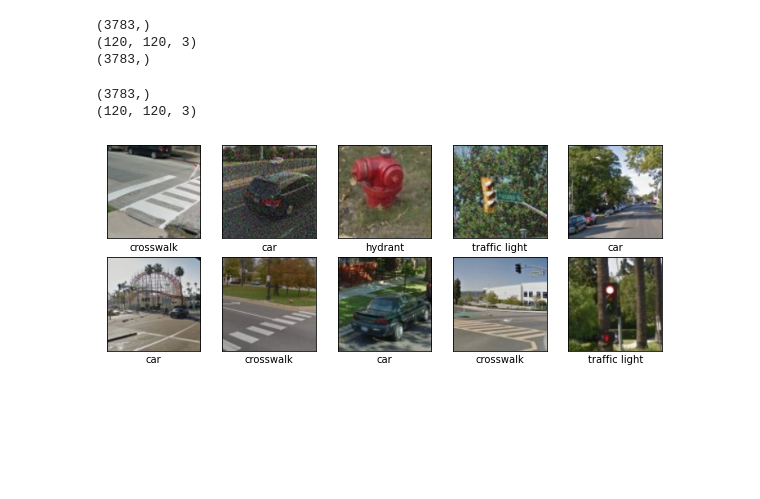
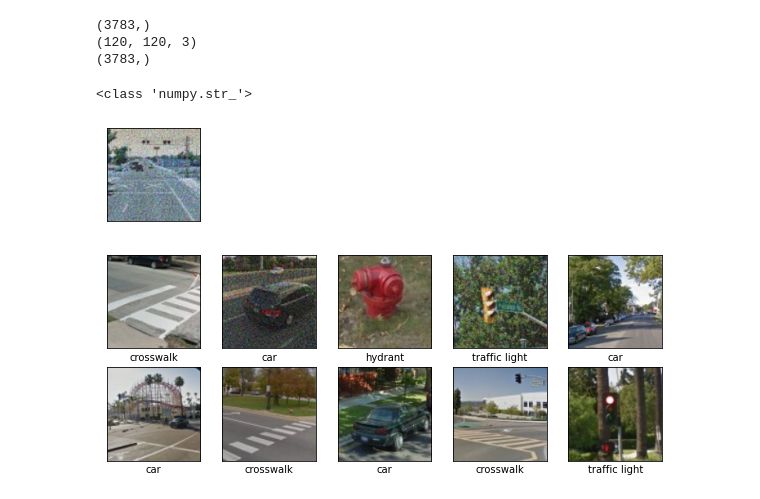
Before and after one commit to funkjo/senior_research, a Jupyter notebook: senior_research/preprocessing.ipynb, the cells around one changed output. Drawn from its saved outputs; the diff is of its cells as text; code cells hidden in the pictures; blank space fills up the shorter version.

Commit message:
changed how images are converted to arrays, experimenting in notebook

```diff
--- a/senior_research/preprocessing.ipynb
+++ b/senior_research/preprocessing.ipynb
@@ -109,24 +135,28 @@ print(labels.shape)
 (120, 120, 3)
 (3783,)
 # %%
+import matplotlib.pyplot as plt
+
+i = 0
+
 images2 = images / 255.0 # greyscale images
 
 # this code block removes the 3rd dimension from the image
-# test = images[0][:,:,0]
+# test = images[1250][:,:,0]
 # print(test.shape)
-# plt.figure(figsize=(10,10))
-# plt.subplot(5,5,i+1)
-# plt.xticks([])
-# plt.yticks([])
-# plt.grid(False)
-# plt.imshow(test, cmap=plt.cm.binary)
-# plt.xlabel(classes[0])
-# plt.show()
+print(type(labels[0]))
+plt.figure(figsize=(10,10))
+plt.subplot(5,5,i+1)
+plt.xticks([])
+plt.yticks([])
+plt.grid(False)
+plt.imshow(images[3], cmap=plt.cm.binary)
+plt.show()
 
 
-print(images2.shape)
-print(images2[0].shape)
+# print(images2.shape)
+# print(images2[0].shape)
 # %% [output]
-(3783,)
-(120, 120, 3)
+<class 'numpy.str_'>
+[figure, added]
 # %%
```
Also changed, not shown: parts of 4 cells of this notebook, 3 other files.
